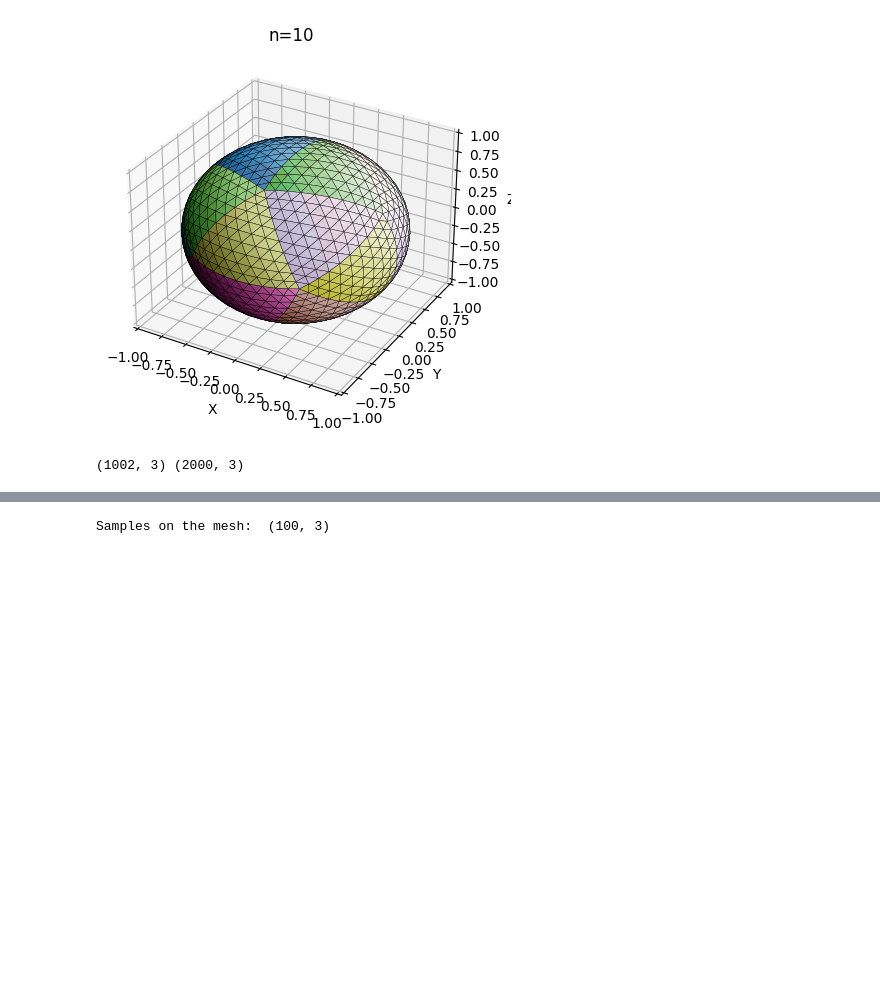
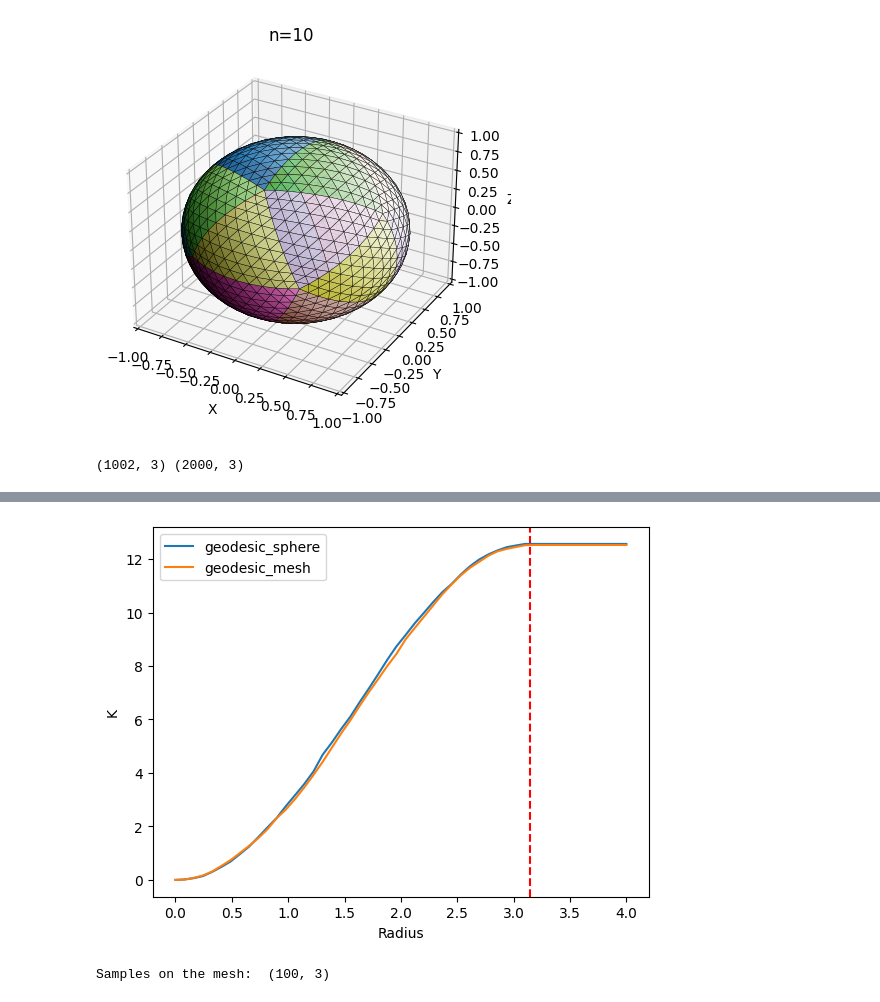
Before and after one commit to Muhanzhaokmp228/Bachelor-project, a Jupyter notebook: Code/SphereMesh.ipynb, the cells around one changed output, grey strips where cells are left out. Cells and saved outputs as stored; diff of their text form; code cells hidden in the pictures; blank space fills up the shorter version.

Commit message:
New graph for sphere mesh

```diff
--- a/Code/SphereMesh.ipynb
+++ b/Code/SphereMesh.ipynb
@@ -142,12 +142,11 @@ def shortest_path(vecs, faces, vs, vt):
 
     # get the indices and coordinates of the closest vertices to the source and target points
     ds = igl.point_mesh_squared_distance(vs, vecs, faces)
-    print(ds)
-    svec = faces[ds[1], :]
-    svec_coords = vecs[svec, :]
+    svec = faces[ds[1]]
+    svec_coords = vecs[svec]
     dt = igl.point_mesh_squared_distance(vt, vecs, faces)
-    tvec = faces[dt[1], :]
-    tvec_coords = vecs[tvec, :]
+    tvec = faces[dt[1]]
+    tvec_coords = vecs[tvec]
 
     # find the shortest path between the source and target points
     vs = project_point_to_mesh(vs, svec_coords).astype(float) # project the source point on the mesh
@@ -335,6 +262,55 @@ def sample_faces(vertices, faces, num_samples):
     points = u * a + v * b + w * c
 
     return points
+# %%
+points = sample_faces(vertices, faces, 100)
+points_uniform = samples_uniform_sphere(100)
+
+x, y, z = vertices.T
+i, j, k = faces.T
+
+fig = go.Figure(data=[go.Mesh3d(x=x, y=y, z=z, i=i, j=j, k=k, color='cyan', opacity=0.50)])
+fig.add_trace(go.Scatter3d(x=points[:,0], y=points[:,1], z=points[:,2], mode='markers', marker=dict(size=2, color='red')))
+fig.show()
+# %%
+radii = np.linspace(0, 4, 50)
+
+# area_mesh = mesh_area(vertices, faces)
+# area_sphere = surfaceArea(1)
+# print('Area of the mesh: ', area_mesh)
+# print('Area of the sphere: ', area_sphere)
+
+
+# dist_mesh = shortest_path(vertices, faces, np.array(points[0]).reshape(1,3), np.array(points[1]).reshape(1,3))
+# dist = distance(1, points[0], points[1])
+
+# print('Distance between two points on the mesh: ', dist_mesh)
+# print('Distance between two points on the sphere: ', dist)
+
+# pair_distance_mesh = pair_distance(vertices, faces, points)
+# pair_distance_sphere = pairDistances(1, points)
+
+# print('Distance between all pairs of points on the mesh: ', pair_distance_mesh)
+# print('Distance between all pairs of points on the sphere: ', pair_distance_sphere)
+
+
+kt = ripleyK(1, points_uniform, radii)
+kt_mesh = ripleyK_mesh(vertices, faces, points, radii)
+
+# print('Ripley''s K function for a sphere: ', kt)
+# print('Ripley''s K function for a mesh: ', kt_mesh)
+
+# Plotting the Ripley's K function
+
+plt.axvline(x=math.pi, color='r', linestyle='--')
+plt.plot(radii, kt, label='geodesic_sphere')
+plt.plot(radii, kt_mesh, label='geodesic_mesh')
+plt.xlabel('Radius')
+plt.ylabel('K')
+plt.legend()
+plt.show()
+# %% [output]
+[figure, added]
 # %%
 current_dir = os.getcwd()
 
```
Also changed, not shown: parts of 4 cells of this notebook.
